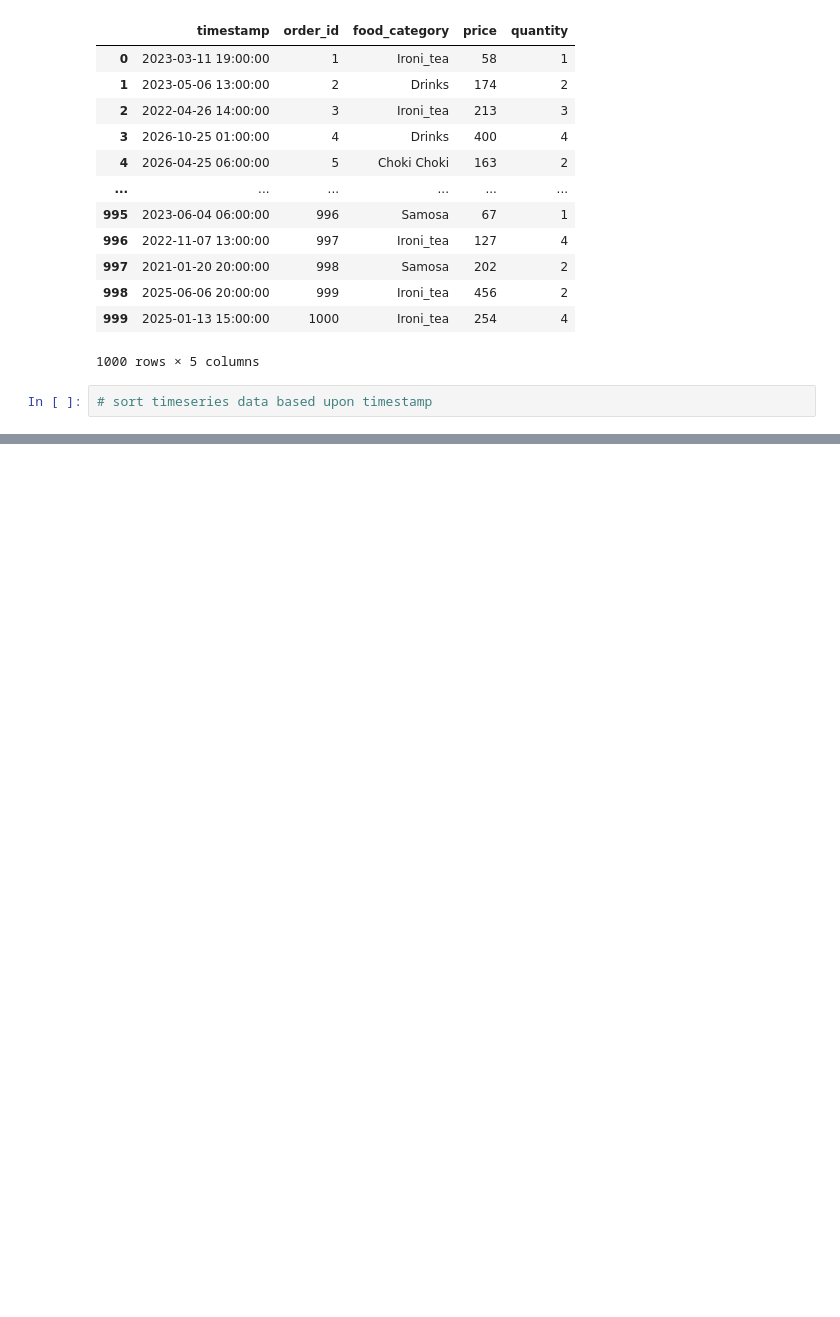
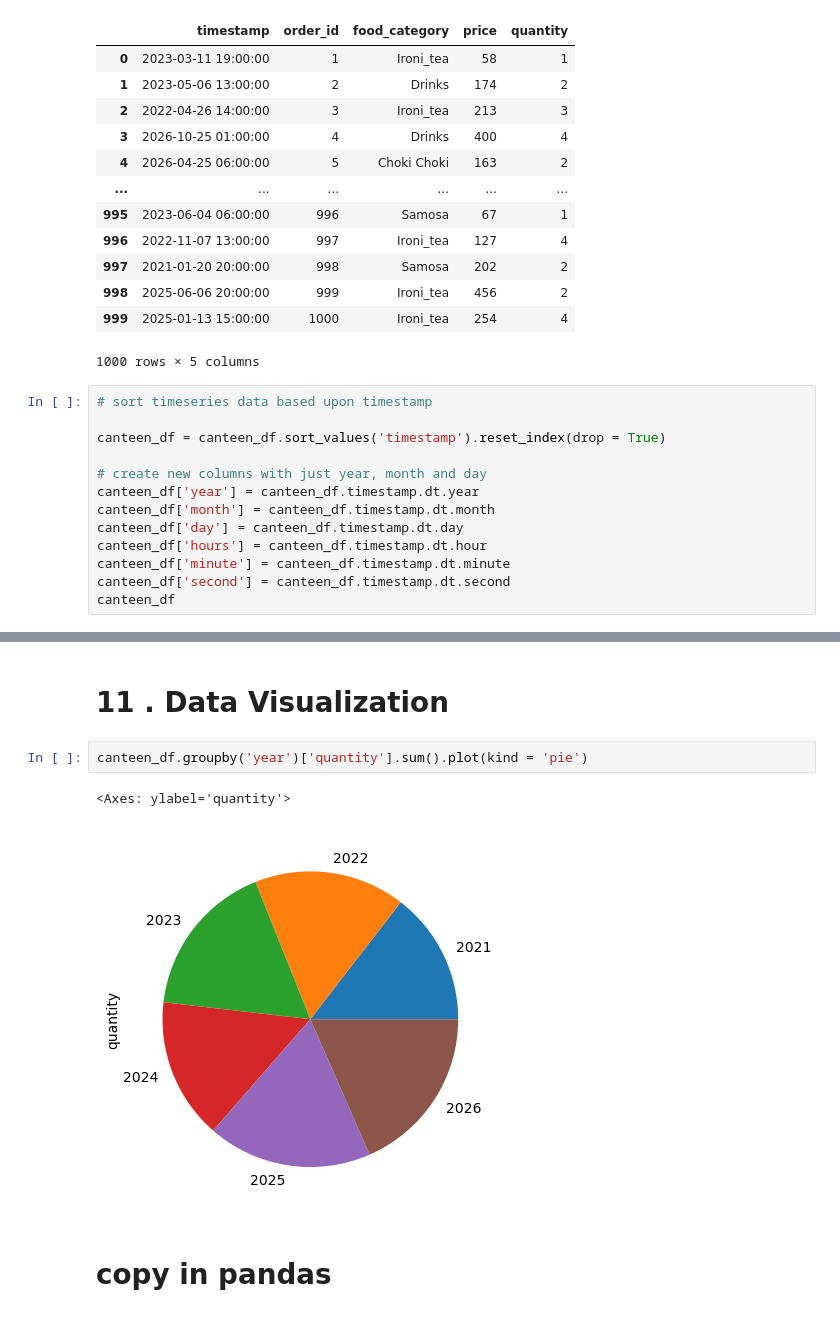
Before and after one commit to puneet-cs/DA22_DataAnalytics, a Jupyter notebook: DA22 Pandas.ipynb, the cells around one changed output, grey strips where cells are left out. Cells and saved outputs as stored; diff of their text form; blank space fills up the shorter version.

```diff
--- a/DA22 Pandas.ipynb
+++ b/DA22 Pandas.ipynb
@@ -1898,3 +1898,14 @@ canteen_df
 1000 rows × 5 columns
 # %%
 # sort timeseries data based upon timestamp
+
+canteen_df = canteen_df.sort_values('timestamp').reset_index(drop = True)
+
+# create new columns with just year, month and day
+canteen_df['year'] = canteen_df.timestamp.dt.year
+canteen_df['month'] = canteen_df.timestamp.dt.month
+canteen_df['day'] = canteen_df.timestamp.dt.day
+canteen_df['hours'] = canteen_df.timestamp.dt.hour
+canteen_df['minute'] = canteen_df.timestamp.dt.minute
+canteen_df['second'] = canteen_df.timestamp.dt.second
+canteen_df
@@ -1900,0 +1926,9 @@ canteen_df
+# %% [markdown]
+# 11 . Data Visualization
+# %%
+canteen_df.groupby('year')['quantity'].sum().plot(kind = 'pie')
+# %% [output]
+<Axes: ylabel='quantity'>
+[figure, added]
+# %% [markdown]
+# copy in pandas
```
Also changed, not shown: parts of 7 cells of this notebook, 2 other files.
